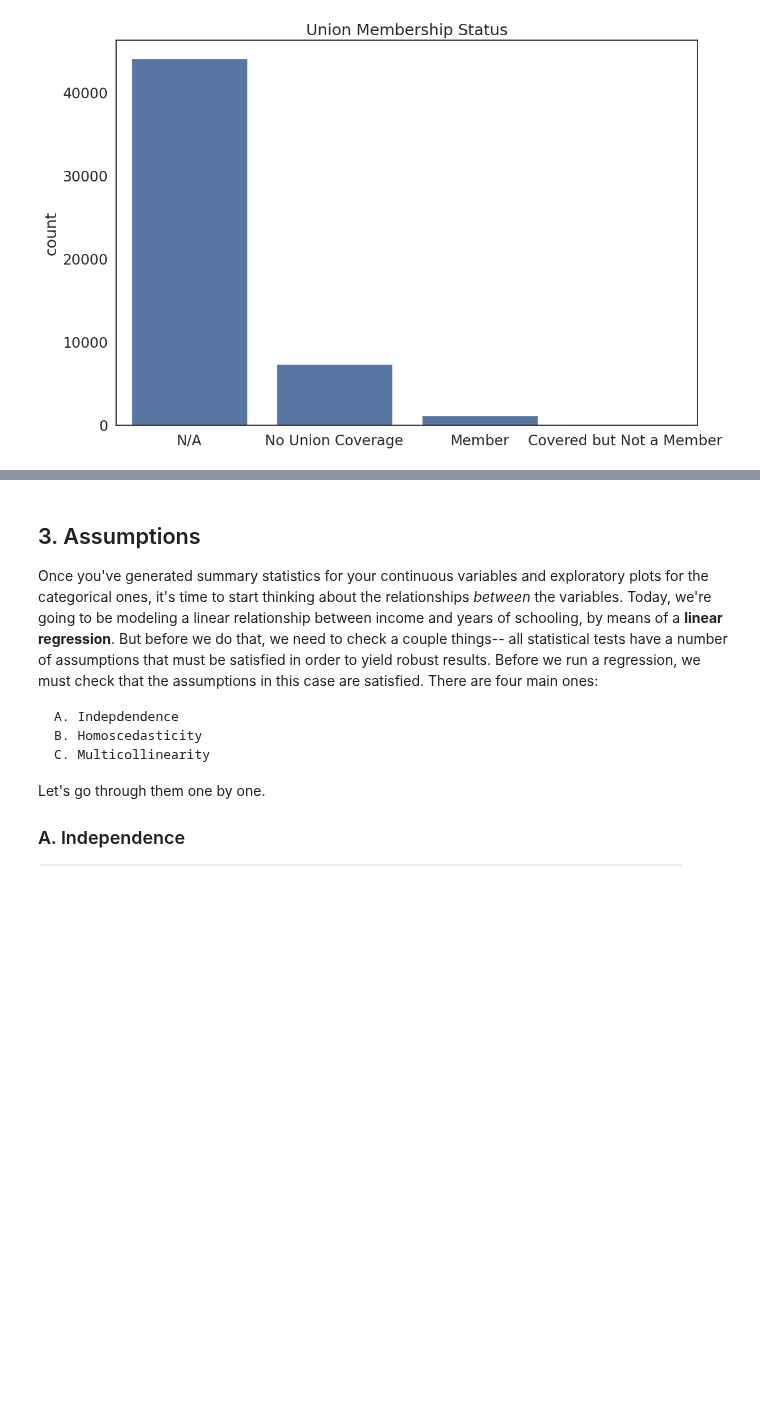
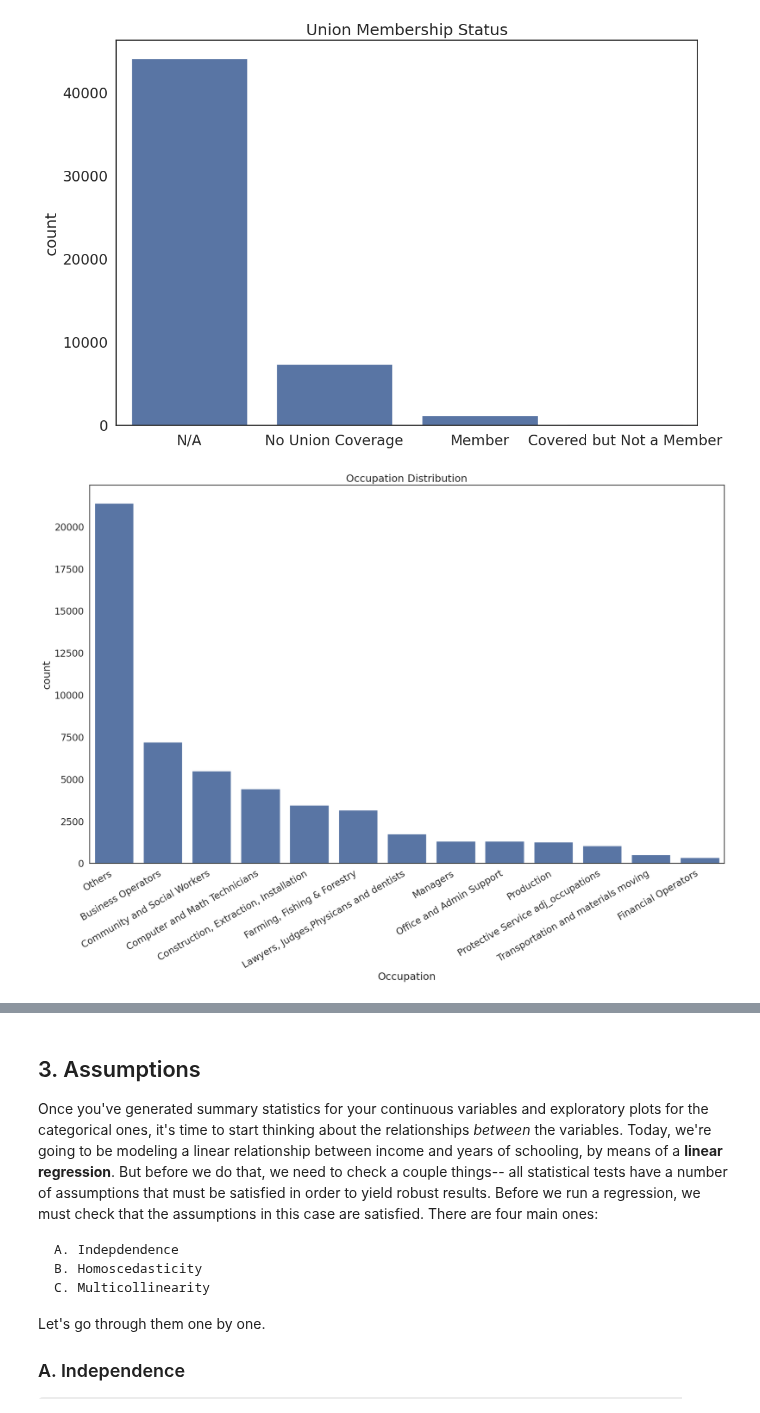
Before and after one commit to LYK0608/My-QM2, a Jupyter notebook: notebooks/W07. Distributions_and_Basic_Statistics.ipynb, the cells around one changed output, grey strips where cells are left out. Drawn from its saved outputs; the diff is of its cells as text; code cells hidden in the pictures; blank space fills up the shorter version.

```diff
--- a/notebooks/W07. Distributions_and_Basic_Statistics.ipynb
+++ b/notebooks/W07. Distributions_and_Basic_Statistics.ipynb
@@ -58,6 +58,10 @@ df.head()
 | 2 | 1990 | 36 | 37 | 1 | 1 | 14.0 | 380 | 1.0 | 28000.0 | 21.169851 | ... |
 | 3 | 1990 | 6 | 34 | 1 | 1 | 18.0 | 740 | 1.0 | 27500.0 | 20.447746 | ... |
 | 4 | 1981 | 51 | 38 | 1 | 4 | 13.0 | 798 | NaN | 17000.0 | 18.892282 | ... |
+# %%
+df['occupation'] = df['occupation'].replace("Financial operators", "Financial Operators")
+df['occupation'] = df['occupation'].replace("Consruction, Extraction, Installation", "Construction, Extraction, Installation")
+df['occupation'] = df['occupation'].replace("Lawyers, Judges,Physicans and dentist", "Lawyers, Judges, Physicians and Dentist")
 # %% [markdown]
 Our dataframe has 10 columns:
 
@@ -181,3 +186,21 @@ plt.show()  # Show the plot
 # %% [output]
 [figure]
+# %%
+#I found three typos in the later steps, so I decided to correct it in advance here
+reg_df['occupation'] = reg_df['occupation'].replace({
+    "Consruction, Extraction, Installation": "Construction, Extraction, Installation",
+    "financial Operators": "Financial Operators",
+    "Lawyers, Judges, Physicians and dentists": "Lawyers, Judges, Physicians and Dentists"
+})
+
+#Plot for occupation
+plt.figure(figsize=(20, 12))
+sns.countplot(data=reg_df, x='occupation', order=reg_df['occupation'].value_counts().index)
+plt.title('Occupation Distribution')
+plt.xlabel('Occupation')
+plt.xticks(rotation=30, ha='right')
+plt.xticks(ticks=plt.xticks()[0], labels=[label if label != '.' else 'Others' for label in reg_df['occupation'].cat.categories])
+plt.show()
+# %% [output]
+[figure, added]
 # %%
```
Also changed, not shown: parts of 24 cells of this notebook.
